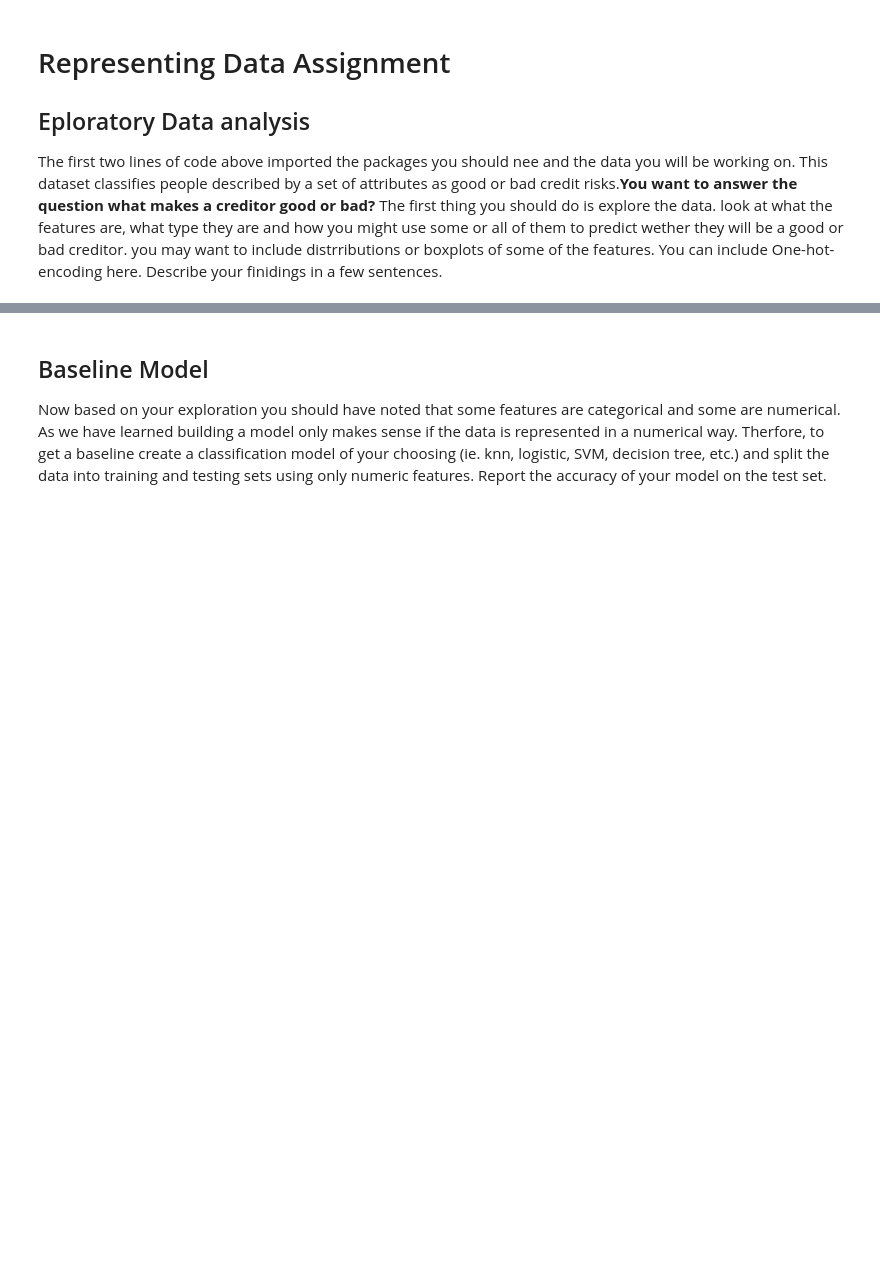
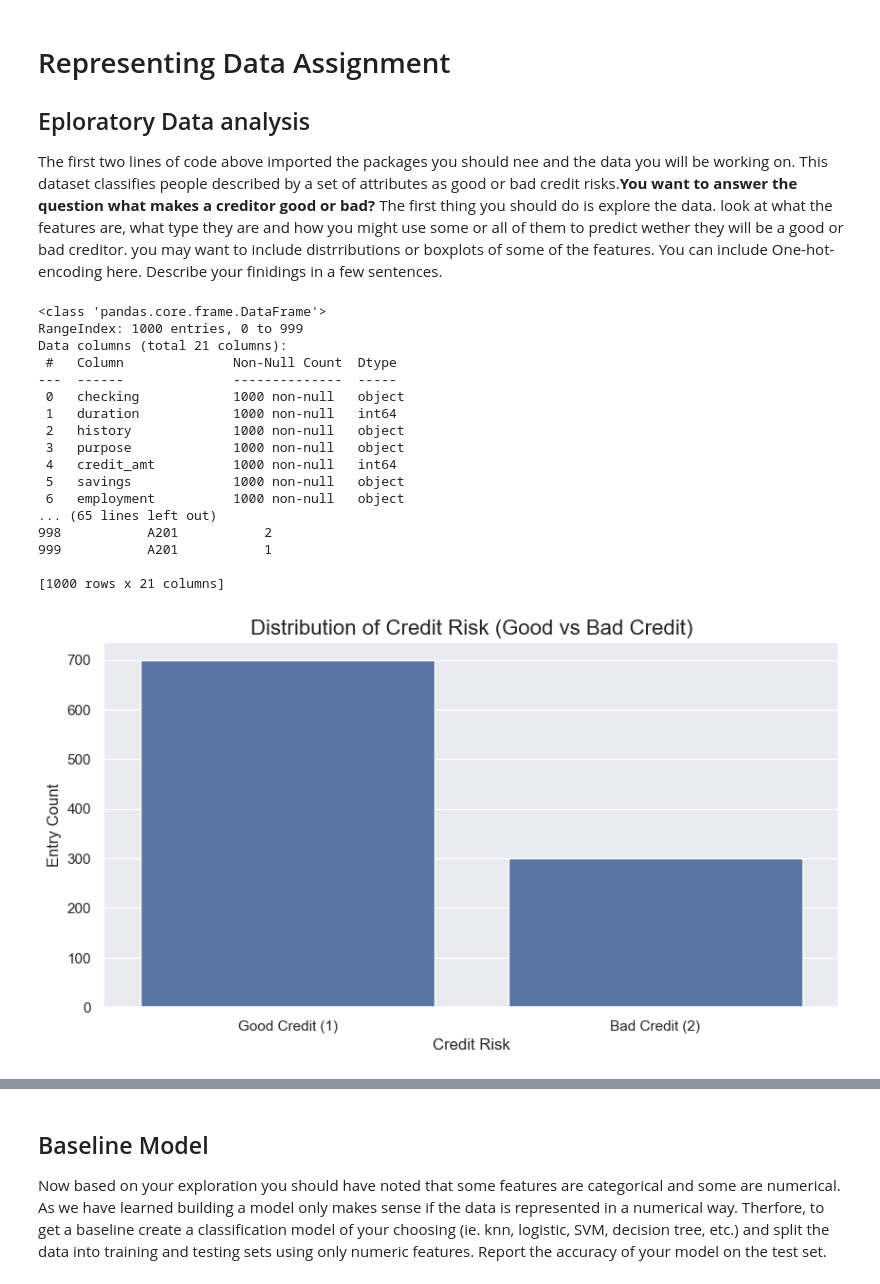
Before and after one commit to ktranfaglia1/DSCI470, a Jupyter notebook: Homework02/CreditModeling.ipynb, the cells around one changed output, grey strips where cells are left out. Saved outputs shown, nothing was run; the diff lists cells and outputs as text; code cells hidden in the pictures; blank space fills up the shorter version.

```diff
--- a/Homework02/CreditModeling.ipynb
+++ b/Homework02/CreditModeling.ipynb
@@ -29,3 +28,67 @@ df = pd.read_csv("german.data", sep=" ", header=None,names=['checking','duration
 ## Eploratory Data analysis ##
 
 The first two lines of code above imported the packages you should nee and the data you will be working on. This dataset classifies people described by a set of attributes as good or bad credit risks.**You want to answer the question what makes a creditor good or bad?** The first thing you should do is explore the data. look at what the features are, what type they are and how you might use some or all of them to predict wether they will be a good or bad creditor. you may want to include distrributions or boxplots of some of the features. You can include One-hot-encoding here. Describe your finidings in a few sentences.
+# %%
+df.info()
+print(df)
+
+# Plot the count of good and bad credit samples from 'credit_risk'
+plt.figure(figsize=(10, 5))
+sns.countplot(x='credit_risk', data=df)
+plt.title('Distribution of Credit Risk (Good vs Bad Credit)', fontsize=16)
+plt.xlabel('Credit Risk', fontsize=12)
+plt.ylabel('Entry Count', fontsize=12)
+plt.xticks([0, 1], ['Good Credit (1)', 'Bad Credit (2)'])
+plt.show()
+
+# Separate categorical and numerical features
+categorical_features = df.select_dtypes(include=['object']).columns.tolist()
+numerical_features = df.select_dtypes(include=['number']).columns.tolist()
+
+# Check and remove the target column 'credit_risk' from numerical features
+if ('credit_risk' in numerical_features):
+    numerical_features.remove('credit_risk')
+
+target = df['credit_risk']  # Save the target variable in a separate variable
+
+# Print the lists
+print("Categorical Features:", categorical_features)
+print("Numerical Features:", numerical_features, "\n")
+
+# One-hot encoding for categorical features
+encoded_df = pd.get_dummies(df, columns=categorical_features)
+encoded_df.info()
+
+# Correlation analysis
+plt.figure(figsize=(12, 8))
+correlation_matrix = encoded_df.corr().abs()  # Correlate the data (absolute value used to consider strong negative correlations as well)
+correlation_matrix = correlation_matrix.drop('credit_risk')  # Remove target to prevent unwanted self-correlation
+sns.heatmap(correlation_matrix[['credit_risk']], annot=False, cmap='coolwarm', vmin=-1, vmax=1)  # Generate heatmap
+plt.title('Correlation between Features and Credit Risk')
+plt.show()
+
+# Display the top 5 correlated features with credit risk
+correlations = correlation_matrix['credit_risk'].sort_values(ascending=False)
+print("Top Features")
+print(correlations.head(15))
+
+top_feature = correlations[:15].index.tolist()  # Store the top ten features based on correlation to target
+# %% [output]
+<class 'pandas.core.frame.DataFrame'>
+RangeIndex: 1000 entries, 0 to 999
+Data columns (total 21 columns):
+ #   Column              Non-Null Count  Dtype
+---  ------              --------------  -----
+ 0   checking            1000 non-null   object
+ 1   duration            1000 non-null   int64
+ 2   history             1000 non-null   object
+ 3   purpose             1000 non-null   object
+ 4   credit_amt          1000 non-null   int64
+ 5   savings             1000 non-null   object
+ 6   employment          1000 non-null   object
+... (65 lines left out)
+998           A201           2
+999           A201           1
+
+[1000 rows x 21 columns]
+[figure, added]
```
Also changed, not shown: parts of 8 cells of this notebook, 2 other files.
